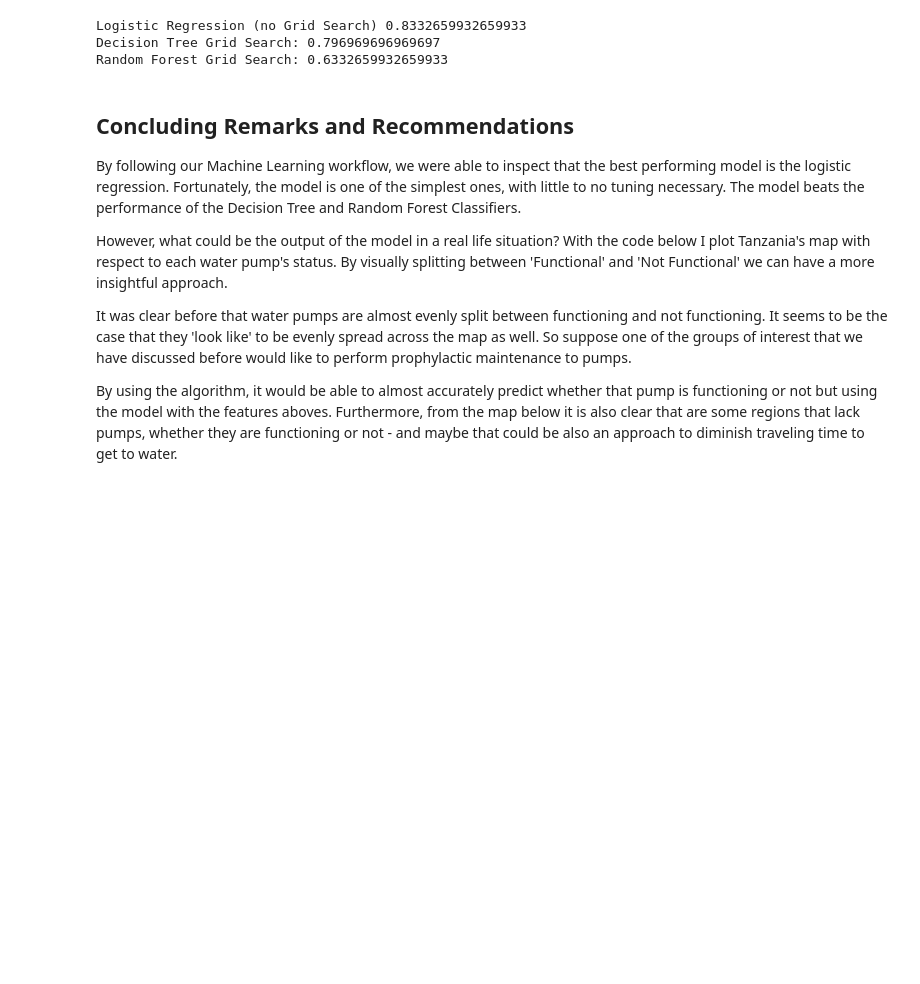
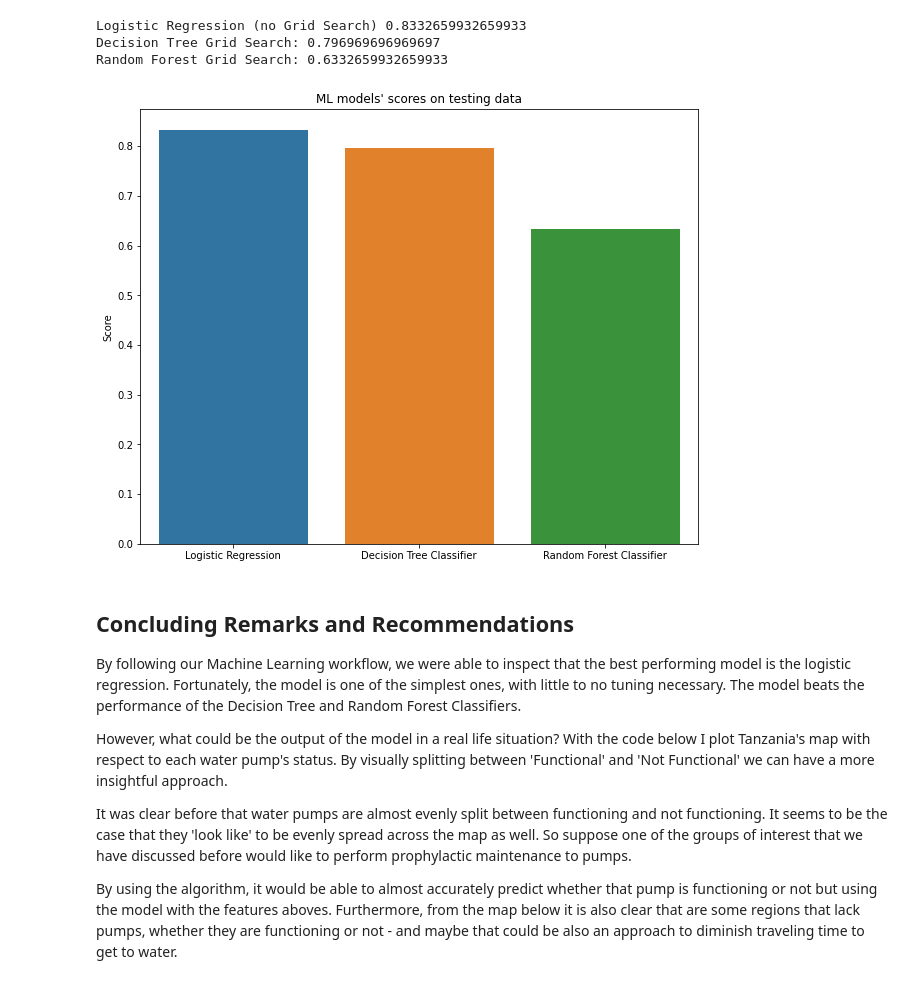
Before and after one commit to ovilar/phase_3-project, a Jupyter notebook: index.ipynb, the cells around one changed output. Drawn from its saved outputs; the diff is of its cells as text; code cells hidden in the pictures; blank space fills up the shorter version.

```diff
--- a/index.ipynb
+++ b/index.ipynb
@@ -626,7 +627,7 @@ Furthermore, the output of the classification report also shows the robustness o
 The f1-score has an 87% (77%) consistency in predicting functional (not functional) pump status.
 # %%
 # Creating a LogisticRegression Pipeline
-log_pipe = pipe = Pipeline(steps = [('imputer', SimpleImputer(strategy = 'constant', fill_value = 'missing')),
+log_pipe = Pipeline(steps = [('imputer', SimpleImputer(strategy = 'constant', fill_value = 'missing')),
                                  ('encoder', OneHotEncoder(handle_unknown = 'ignore')),
                          ('logmodel', LogisticRegression(random_state = 42, solver = 'liblinear'))])
 # Fitting our model
@@ -724,12 +732,26 @@ Optimal Parameters: {'rft__criterion': 'entropy', 'rft__max_depth': 9, 'rft__min
 # %%
+# Separating for plots
+model_a = log_pipe.score(X_test, y_test)
+model_b = grid_search.score(X_test, y_test)
+model_c = rf_grid_search.score(X_test, y_test)
+
 # Final Scores
-print('Logistic Regression (no Grid Search)', log_pipe.score(X_test, y_test))
-print('Decision Tree Grid Search:', grid_search.score(X_test, y_test))
-print('Random Forest Grid Search:', rf_grid_search.score(X_test, y_test))
+print('Logistic Regression (no Grid Search)', model_a)
+print('Decision Tree Grid Search:', model_b)
+print('Random Forest Grid Search:', model_c)
 # %% [output]
 Logistic Regression (no Grid Search) 0.8332659932659933
 Decision Tree Grid Search: 0.796969696969697
 Random Forest Grid Search: 0.6332659932659933
+# %%
+# Graphing the scores
+fig, ax = plt.subplots(1,1, figsize = (10,8))
+bar_list = [model_a, model_b, model_c]
+bar_names = ['Logistic Regression', 'Decision Tree Classifier', 'Random Forest Classifier']
+sns.barplot(x = bar_names, y = bar_list).set_title("ML models' scores on testing data")
+ax.set_ylabel('Score');
+# %% [output]
+[figure, added]
 # %% [markdown]
 ## Concluding Remarks and Recommendations
 By following our Machine Learning workflow, we were able to inspect that the best performing model is the logistic regression. Fortunately, the model is one of the simplest ones, with little to no tuning necessary. The model beats the performance of the Decision Tree and Random Forest Classifiers.
```
Also changed, not shown: parts of 4 cells of this notebook, 3 other files.
